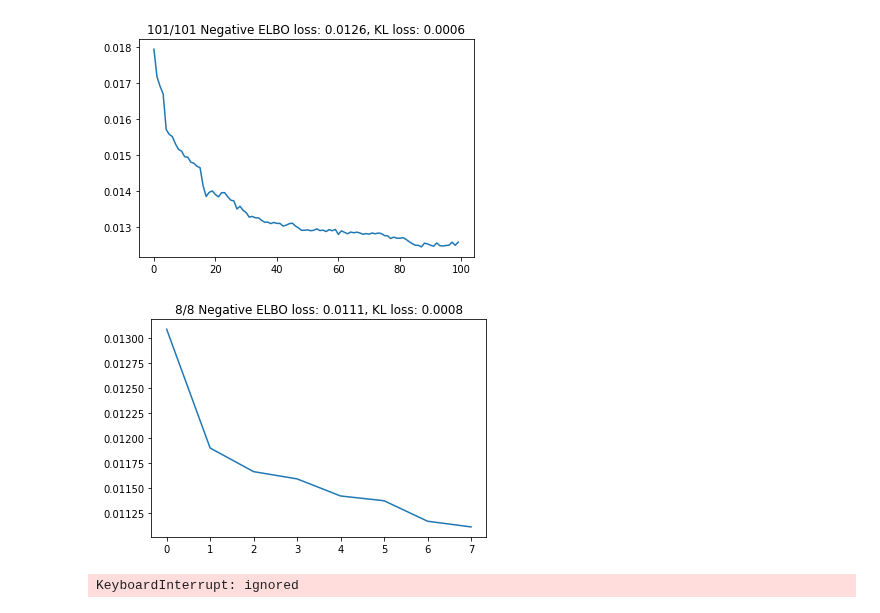
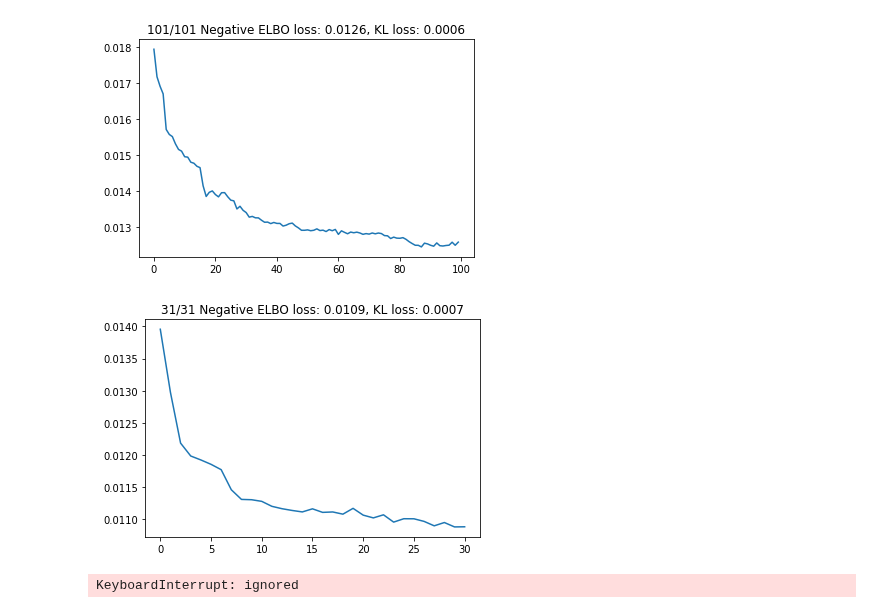
Before and after one commit to AlexShevchuk7/MADE, a Jupyter notebook: Diploma/Modelling_MLP_TCN_TRANSFORMER.ipynb, the cells around one changed output. Cells and saved outputs as stored; diff of their text form; code cells hidden in the pictures.

```diff
--- a/Diploma/Modelling_MLP_TCN_TRANSFORMER.ipynb
+++ b/Diploma/Modelling_MLP_TCN_TRANSFORMER.ipynb
@@ -555,8 +528,8 @@ kldivs = []
 mses = []
 loss_vals = []
 name = 'full_tcn'
-learning_rate = 2e-4
-n_epochs = 8
+learning_rate = 1e-4
+n_epochs = 31
 latent_dim = 16
 
 encoder = TCNEncoder(batch, latent_dim=latent_dim)
@@ -567,38 +540,37 @@ criterion = nn.MSELoss()
 opt = Adam(vae.parameters(), lr=learning_rate)
 mse = MSELoss()
 beta = 0.75
 
 for i in tqdm(range(n_epochs)):
     for b_n, batch in enumerate(trainloader):
         opt.zero_grad()
 
         logits, mu, logvar = vae(batch)
 
         reconstruction_loss = mse(logits, batch)
 
         kl_loss = -0.5 * torch.sum(1 + logvar - mu.pow(2) -
                                    logvar.exp(), -1).mean() / (batch.shape[0] * batch.shape[1] * batch.shape[2]) * beta
         loss = reconstruction_loss + kl_loss
 
         loss.sum().backward()
         opt.step()
 
     mses.append(reconstruction_loss)
     kldivs.append(kl_loss)
     loss_vals.append(loss.item())
 
         #if i % 100 == 0:
     plt.plot(loss_vals[-100:])
     plt.title('{}/{} Negative ELBO loss: {:.4f}, KL loss: {:.4f}'.format(i+1, n_epochs, loss_vals[-1], kl_loss))
     plt.show();
     clear_output(wait=True)
 
-    #if i % 4 == 0:
-
-torch.save(vae.state_dict(), name + '_e' + str(i) + '_lr' + str(learning_rate) +
-           '_b' + str(batch.shape[0]) + '_beta' + str(beta) + '_lat' + str(latent_dim) + '.pkl')
+    if i in [0, 1, 3, 10, 20, 30]:
+      torch.save(vae.state_dict(), name + '_e' + str(i) + '_lr' + str(learning_rate) +
+           '_b' + str(batch_size) + '_beta' + str(beta) + '_lat' + str(latent_dim) + '.pkl')
 # %% [output]
-[figure, old version]
+[figure, new version]
 # %%
 kldivs = []
 mses = []
```
Also changed, not shown: parts of 4 cells of this notebook.
